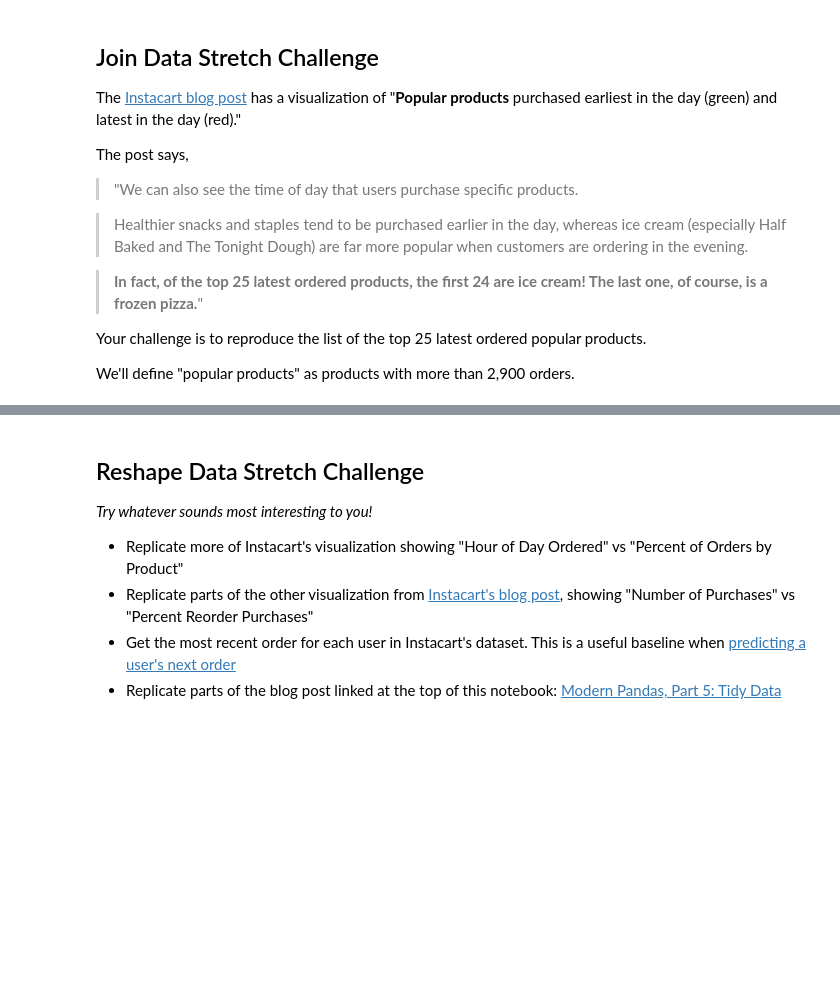
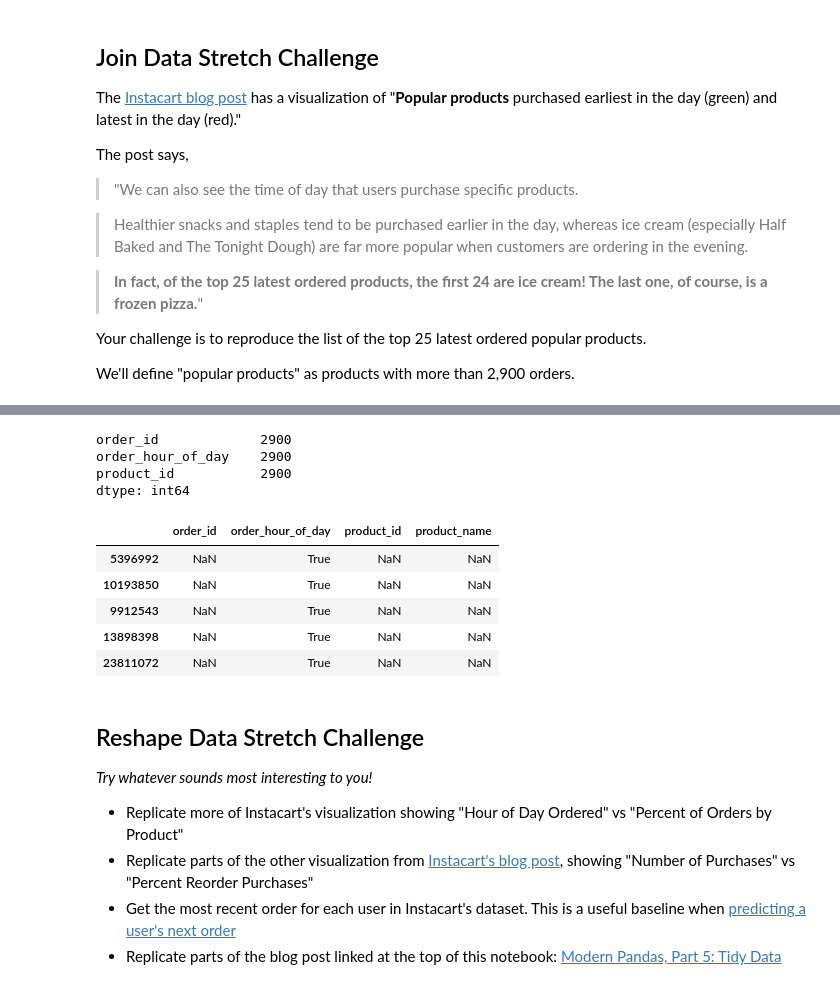
Before and after one commit to bloominstituteoftechnology/DS-Unit-1-Sprint-2-Data-Wrangling-and-Storytelling, a Jupyter notebook: Cai_Nowicki_Join_and_Reshape_Data_Assignment.ipynb, the cells around one changed output, grey strips where cells are left out. Saved outputs shown, nothing was run; the diff lists cells and outputs as text; code cells hidden in the pictures; blank space fills up the shorter version.

```diff
--- a/Cai_Nowicki_Join_and_Reshape_Data_Assignment.ipynb
+++ b/Cai_Nowicki_Join_and_Reshape_Data_Assignment.ipynb
@@ -585,3 +720,25 @@ We'll define "popular products" as products with more than 2,900 orders.
+# %%
+only_popular.groupby('product_name').count().min()  #just checking that I selected right
+# %% [output]
+order_id             2900
+order_hour_of_day    2900
+product_id           2900
+dtype: int64
+# %%
+only_popular = only_popular.sort_values('order_hour_of_day', ascending=False)
+# %%
+later_popular['order_hour_of_day'] = only_popular['order_hour_of_day'] > 11
+# %%
+condition = later_popular['order_hour_of_day'] == True
+later_popular = later_popular[condition]
+later_popular.sample(5)
+# %% [output]
+|  | order_id | order_hour_of_day | product_id | product_name |
+| 5396992 | NaN | True | NaN | NaN |
+| 10193850 | NaN | True | NaN | NaN |
+| 9912543 | NaN | True | NaN | NaN |
+| 13898398 | NaN | True | NaN | NaN |
+| 23811072 | NaN | True | NaN | NaN |
 # %% [markdown]
 ## Reshape Data Stretch Challenge
 
```
Also changed, not shown: parts of 20 cells of this notebook.
